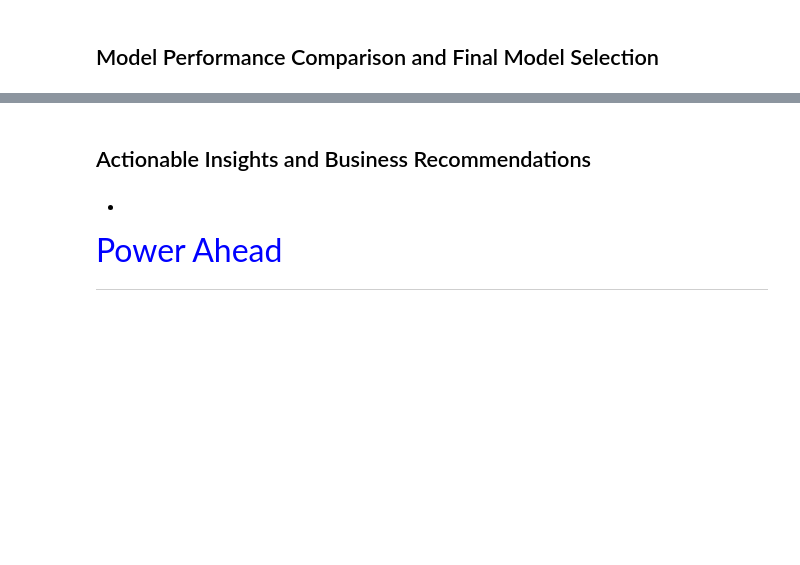
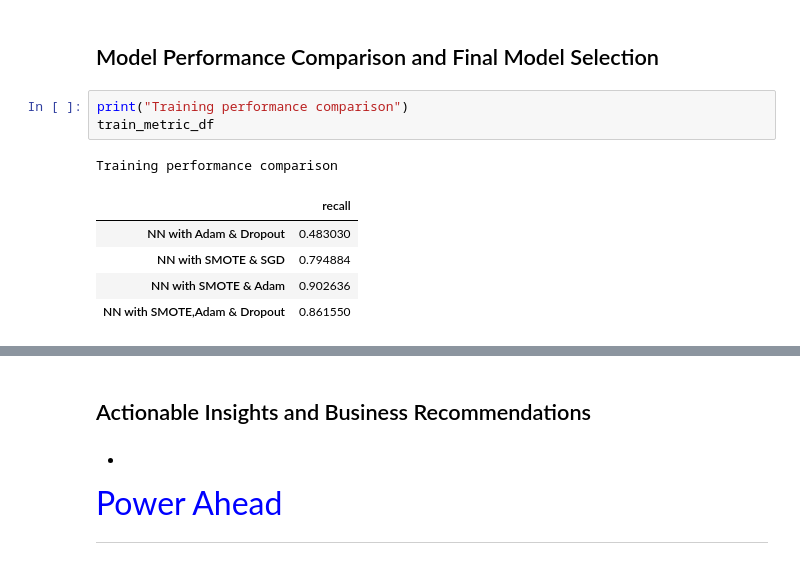
Before and after one commit to maarut001/aiml, a Jupyter notebook: INN_Learner_Notebook_Full_code.ipynb, the cells around one changed output, grey strips where cells are left out. Drawn from its saved outputs; the diff is of its cells as text; blank space fills up the shorter version.

```diff
--- a/INN_Learner_Notebook_Full_code.ipynb
+++ b/INN_Learner_Notebook_Full_code.ipynb
@@ -1341,2 +1516,12 @@ make_confusion_matrix(____,____)  ## Complete the code to check the model's perf
 # %% [markdown]
 ## Model Performance Comparison and Final Model Selection
+# %%
+print("Training performance comparison")
+train_metric_df
+# %% [output]
+Training performance comparison
+|  | recall |
+| NN with Adam & Dropout | 0.483030 |
+| NN with SMOTE & SGD | 0.794884 |
+| NN with SMOTE & Adam | 0.902636 |
+| NN with SMOTE,Adam & Dropout | 0.861550 |
```
Also changed, not shown: parts of 31 cells of this notebook.
